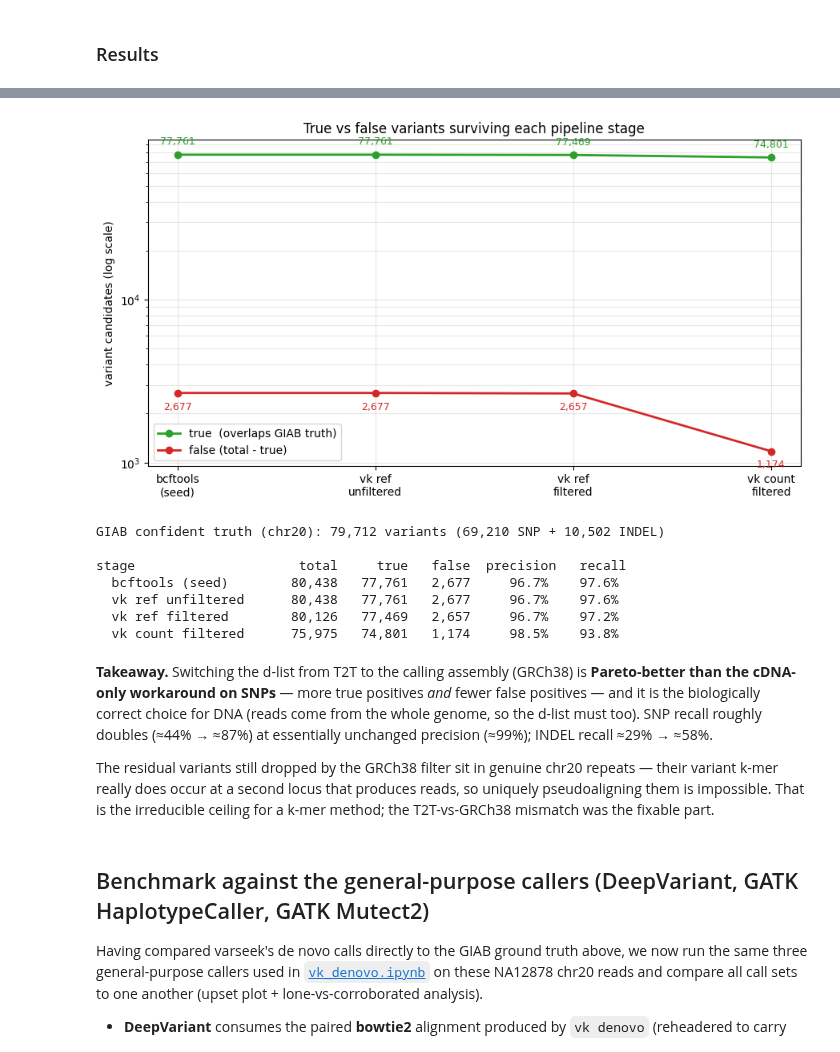
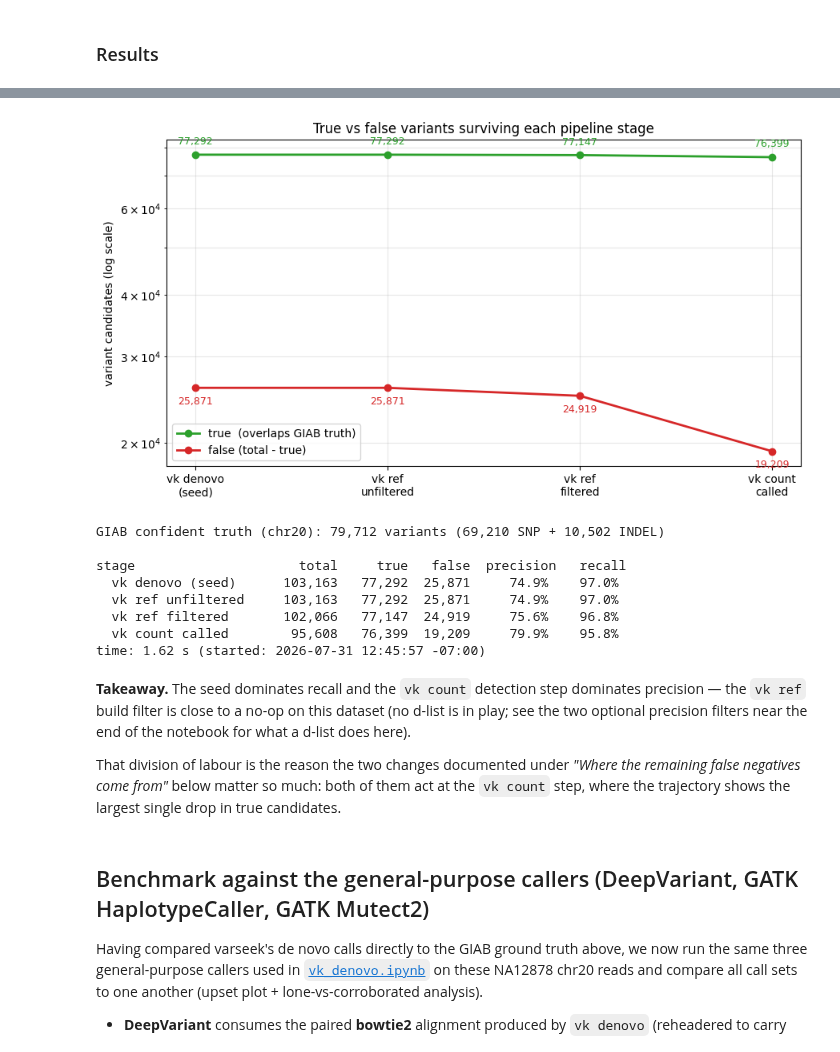
Before and after one commit to pachterlab/varseek-examples, a Jupyter notebook: vk_denovo_na12878.ipynb, the cells around one changed output, grey strips where cells are left out. Saved outputs shown, nothing was run; the diff lists cells and outputs as text; code cells hidden in the pictures.

```diff
--- a/vk_denovo_na12878.ipynb
+++ b/vk_denovo_na12878.ipynb
@@ -81,9 +86,14 @@ confident_bed = os.path.join(giab_dir, "confident_chr20_ens.bed")
 happy_out = os.path.join(root, "happy_output")
 
 # general parameters
-w = 37
 k = 41
-min_counts_denovo = 3
-min_counts_clean = 1
+w = k - 1
+min_counts_denovo = 3          # vk denovo: min reads supporting a candidate (INFO/AO)
+min_counts_clean = 1           # vk clean: per-entry floor (no-op here; see the recount cell)
+min_supporting_reads = 3       # vk count: min reads compatible with a VCRS to call it detected
 threads = 16
 read_length = 148
+
+denovo_min_mapq = 20
+denovo_min_baseq = 20
+denovo_min_vaf = 0.20
@@ -234,4 +254,14 @@ high-confidence regions.
 # %%
+# `variant_caller="bam2vcf"` reads every variant recorded in the alignment records themselves
+# (CIGAR indels plus mismatches against the reference) and writes a sites-only VCF with AO/DP/VAF.
+# It is a candidate *generator*, not a genotyper: no statistical model, ~15 s instead of ~265 s for
+# the bcftools mpileup/call/norm chain. That trade only works if its quality filters are set --
+# min_mapq/min_baseq keep mismapped repeat reads and miscalled bases out of the candidate set.
+#
+# `regions` is deliberately not set: it exists to speed calling up, not to define truth. Restricting
+# it to the GIAB BED would make vk denovo structurally blind to 13% of chr20 while the callers it is
+# compared against range freely; hap.py already does the confident-region restriction at *evaluation*
+# time via `-f {confident_bed}`.
 if not os.path.exists(variants):
     with record_runtime("vk denovo"):
         vk.denovo(
@@ -241,10 +271,14 @@ if not os.path.exists(variants):
             aligner="bowtie2",
             bowtie2_genome_index_prefix=bowtie2_index_prefix,
             out_bam_dir=denovo_bam_dir,
-            regions=confident_bed,
+            # regions=confident_bed,
             output=variants_vcf,
             output_tsv=variants,
             min_counts=min_counts_denovo,
+            min_mapq=denovo_min_mapq,
+            min_baseq=denovo_min_baseq,
+            min_vaf=denovo_min_vaf,
+            variant_caller="bam2vcf",
             read_length=read_length,
             threads=threads,
             verbose=1,
@@ -277,7 +312,7 @@ if not os.path.exists(vcrs_index):
             out=vk_ref_out_dir,
             reference_out_dir=reference_dir,
             vcrs_unfiltered_fasta_out=vcrs_unfiltered_fasta_out,
-            save_variants_updated_dataframe=True,
+            save_variants_updated_dataframe=False,
             index_out=vcrs_index,
             vcrs_t2g_out=vcrs_t2g,
             w=w,
@@ -577,7 +667,7 @@ varseek de novo — confusion counts (FN shown for reference, excluded from the
 # %%
 # =========================================================================
 # True vs false variants surviving each pipeline stage:
-#   bcftools seed  ->  vk ref unfiltered  ->  vk ref filtered  ->  vk count filtered
+#   vk denovo seed ->  vk ref unfiltered  ->  vk ref filtered  ->  vk count filtered
 # Self-contained: a variant is "true" if it overlaps a GIAB confident truth
 # variant (SNP matched by exact POS+REF+ALT; indel by a +/-3 bp position window,
 # since HGVS and VCF anchor indels differently). false = total - true.
@@ -637,60 +727,58 @@ def _fa_vars(fa):
 
 _seed = pd.read_csv(variants, sep="\t")
 stage_vars = {
-    "bcftools\n(seed)":        (_seed["seq_id"].astype(str) + ":" + _seed["variant"]).tolist(),
+    "vk denovo\n(seed)":        (_seed["seq_id"].astype(str) + ":" + _seed["variant"]).tolist(),
     "vk ref\nunfiltered":      _fa_vars(vcrs_unfiltered_fasta_out),
     "vk ref\nfiltered":        _fa_vars(os.path.join(vk_ref_out_dir, "vcrs.fa")),
-    "vk count\nfiltered":      [f":g.{p}{ref}>{alt}" if len(ref) == 1 == len(alt) else f":g.{p}_{p}ins"
+    "vk count\ncalled":      [f":g.{p}{ref}>{alt}" if len(ref) == 1 == len(alt) else f":g.{p}_{p}ins"
                                 for ln in open(vk_count_variants_vcf) if not ln.startswith("#")
                                 for _c, p, _i, ref, alt in [ln.split("\t")[:5]]],
 }
 
 steps       = list(stage_vars)
 scored      = [_score(v) for v in stage_vars.values()]
 total_steps = np.array([t for t, _ in scored])
 true_steps  = np.array([tr for _, tr in scored])
 false_steps = total_steps - true_steps
 truth_total = len(truth_snp) + len(truth_indel)
 
 # --- line graph: true vs false surviving each stage (log scale) ---
 fig, ax = plt.subplots(figsize=(9, 5))
 ax.plot(steps, true_steps,  "o-", color="tab:green", lw=2, label="true  (overlaps GIAB truth)")
 ax.plot(steps, false_steps, "o-", color="tab:red",   lw=2, label="false (total - true)")
 for x, (t, f) in enumerate(zip(true_steps, false_steps)):
     ax.annotate(f"{t:,}", (x, t), textcoords="offset points", xytext=(0, 9),  ha="center", color="tab:green", fontsize=9)
     ax.annotate(f"{f:,}", (x, f), textcoords="offset points", xytext=(0, -15), ha="center", color="tab:red",   fontsize=9)
 ax.set_yscale("log")
 ax.set_ylabel("variant candidates (log scale)")
 ax.set_title("True vs false variants surviving each pipeline stage")
 ax.legend(); ax.grid(alpha=0.3, which="both")
 plt.tight_layout(); plt.show()
 
 print(f"GIAB confident truth (chr20): {truth_total:,} variants "
       f"({len(truth_snp):,} SNP + {len(truth_indel):,} INDEL)\n")
 print(f"{'stage':22s}{'total':>9s}{'true':>9s}{'false':>8s}{'precision':>11s}{'recall':>9s}")
 for s, tot, tr, fa in zip(steps, total_steps, true_steps, false_steps):
     print(f"  {s.replace(chr(10),' '):20s}{tot:9,}{tr:9,}{fa:8,}"
           f"{tr/tot:10.1%}{tr/truth_total:9.1%}")
 # %% [output]
-[figure, old version]
+[figure, new version]
 GIAB confident truth (chr20): 79,712 variants (69,210 SNP + 10,502 INDEL)
 
 stage                     total     true   false  precision   recall
-  bcftools (seed)        80,438   77,761   2,677     96.7%    97.6%
-  vk ref unfiltered      80,438   77,761   2,677     96.7%    97.6%
-  vk ref filtered        80,126   77,469   2,657     96.7%    97.2%
-  vk count filtered      75,975   74,801   1,174     98.5%    93.8%
+  vk denovo (seed)      103,163   77,292  25,871     74.9%    97.0%
+  vk ref unfiltered     103,163   77,292  25,871     74.9%    97.0%
+  vk ref filtered       102,066   77,147  24,919     75.6%    96.8%
+  vk count called        95,608   76,399  19,209     79.9%    95.8%
+time: 1.62 s (started: 2026-07-31 12:45:57 -07:00)
 # %% [markdown]
-**Takeaway.** Switching the d-list from T2T to the calling assembly (GRCh38) is
-**Pareto-better than the cDNA-only workaround on SNPs** — more true positives *and* fewer
-false positives — and it is the biologically correct choice for DNA (reads come from the whole
-genome, so the d-list must too). SNP recall roughly doubles (≈44% → ≈87%) at essentially
-unchanged precision (≈99%); INDEL recall ≈29% → ≈58%.
+**Takeaway.** The seed dominates recall and the `vk count` detection step dominates
+precision — the `vk ref` build filter is close to a no-op on this dataset (no d-list is in play;
+see the two optional precision filters near the end of the notebook for what a d-list does here).
 
-The residual variants still dropped by the GRCh38 filter sit in genuine chr20 repeats — their
-variant k-mer really does occur at a second locus that produces reads, so uniquely
-pseudoaligning them is impossible. That is the irreducible ceiling for a k-mer method; the
-T2T-vs-GRCh38 mismatch was the fixable part.
+That division of labour is the reason the two changes documented under *"Where the remaining false
+negatives come from"* below matter so much: both of them act at the `vk count` step, where the
+trajectory shows the largest single drop in true candidates.
 # %% [markdown]
 ## Benchmark against the general-purpose callers (DeepVariant, GATK HaplotypeCaller, GATK Mutect2)
 
```
Also changed, not shown: parts of 37 cells of this notebook.
